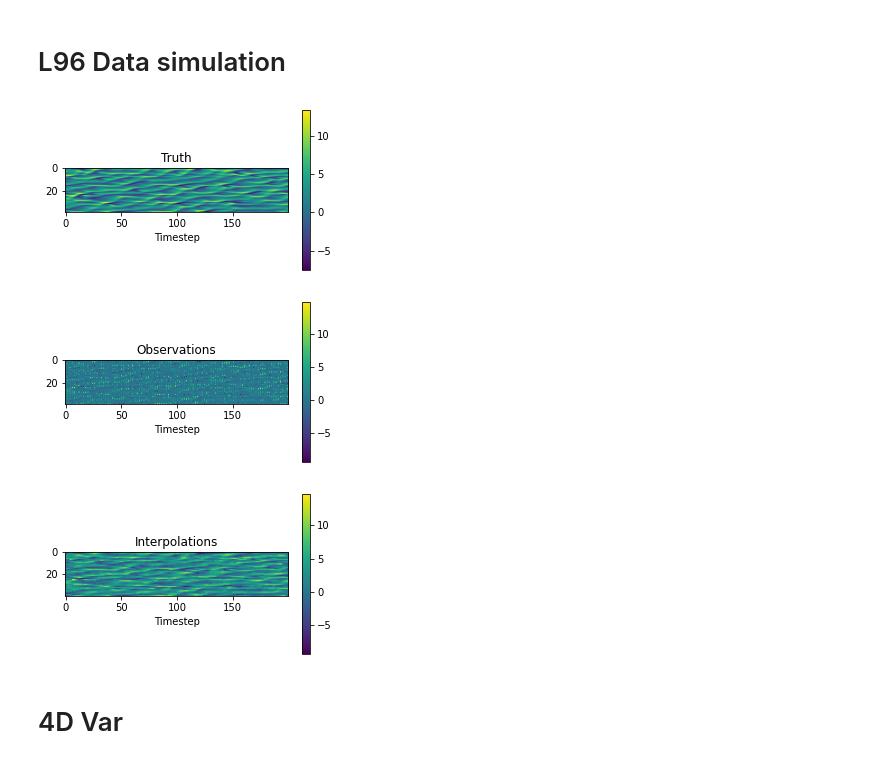
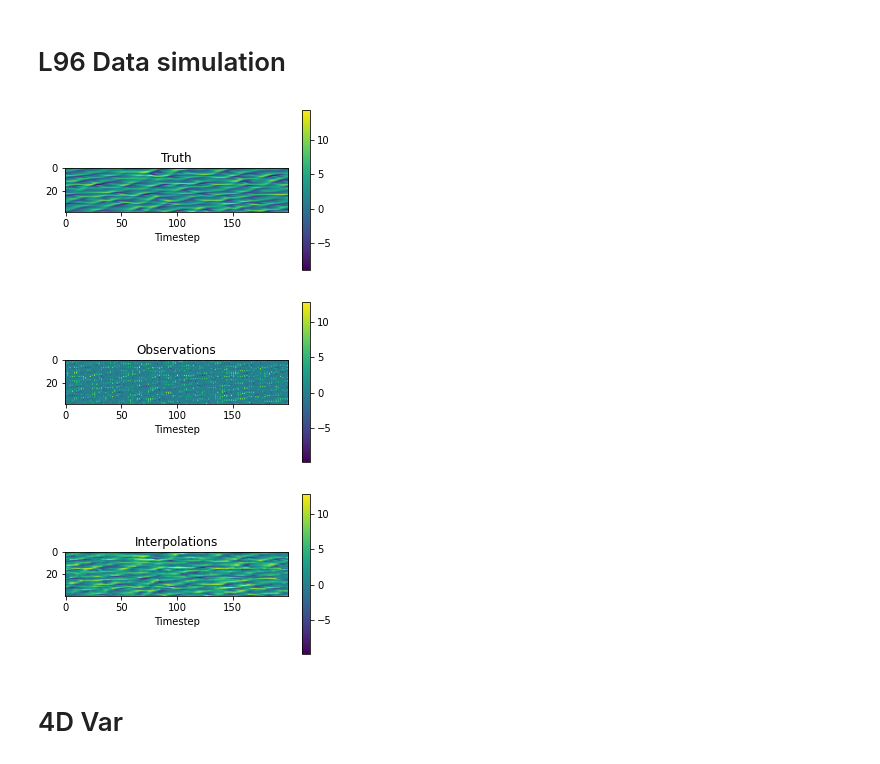
Before and after one commit to cdurand95/DataAssimilationProject, a Jupyter notebook: Baseline_L96.ipynb, the cells around one changed output. Saved outputs shown, nothing was run; the diff lists cells and outputs as text; code cells hidden in the pictures.

```diff
--- a/Baseline_L96.ipynb
+++ b/Baseline_L96.ipynb
@@ -24,12 +30,9 @@ from utils import *
 # %%
 Training_dataset,Val_dataset,Test_dataset = L96PatchDataExtraction(sparsity=0.5,sigma_noise=np.sqrt(2),num_variables=40)
 
-
-meanTe          = np.mean(Test_dataset['Missing']) / np.mean(Test_dataset['Mask'])
-stdTe           = np.sqrt( np.mean( Test_dataset['Missing']**2 ) / np.mean(Test_dataset['Mask']) )
-visualisation_data96(Test_dataset['Truth'],Test_dataset['Obs'],Test_dataset['Init'],125)
+visualisation_data(Training_dataset['Truth'],Training_dataset['Obs'],Training_dataset['Mask'],Training_dataset['Init'],idx=125,path='Figures',type_LM='L96')
 # %% [output]
-[figure, old version]
+[figure, new version]
 # %% [markdown]
 # 4D Var
 # %%
```
Also changed, not shown: parts of 17 cells of this notebook, 7 other files.
